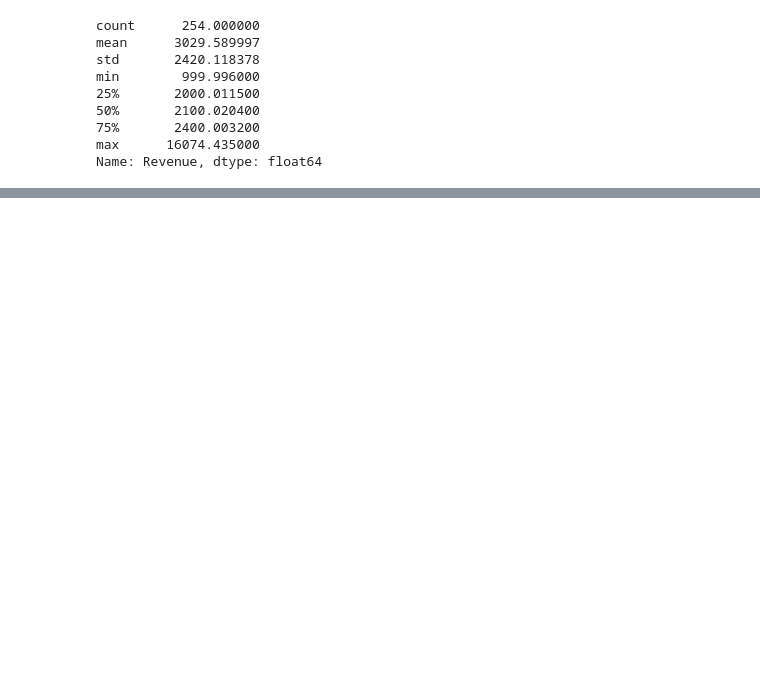
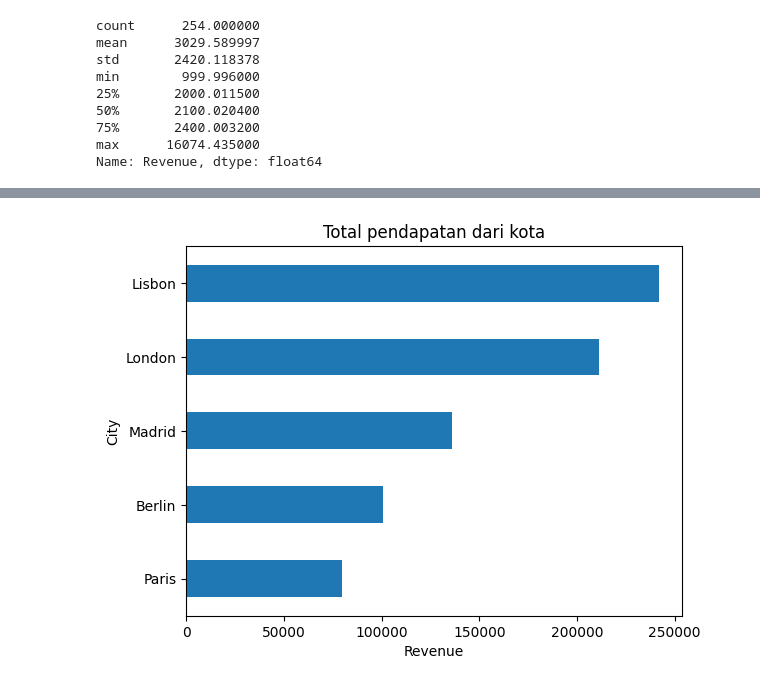
Before and after one commit to FadhilMubarak-008/Pendapatan-Restoran, a Jupyter notebook: analis.ipynb, the cells around one changed output, grey strips where cells are left out. Cells and saved outputs as stored; diff of their text form; code cells hidden in the pictures; blank space fills up the shorter version.

```diff
--- a/analis.ipynb
+++ b/analis.ipynb
@@ -94,0 +228,11 @@ plt.show()
+# %%
+city_rev = df.groupby("City")["Revenue"].sum().sort_values()
+
+plt.figure()
+city_rev.plot(kind="barh")
+plt.title("Total pendapatan dari kota")
+plt.xlabel("Revenue")
+plt.ylabel("City")
+plt.show()
+# %% [output]
+[figure, added]
```
Also changed, not shown: parts of 22 cells of this notebook.
